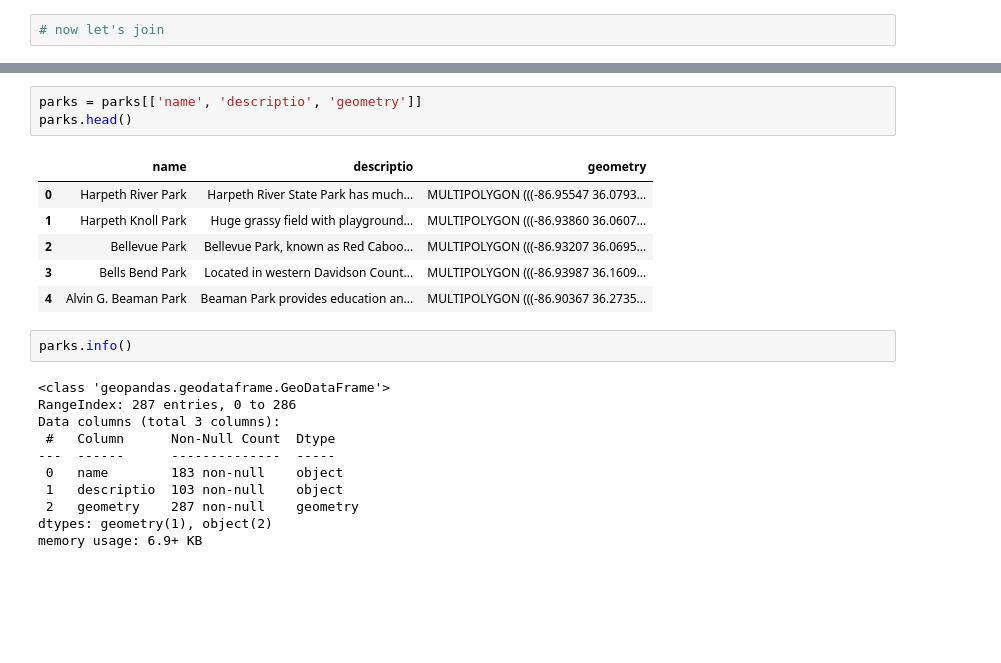
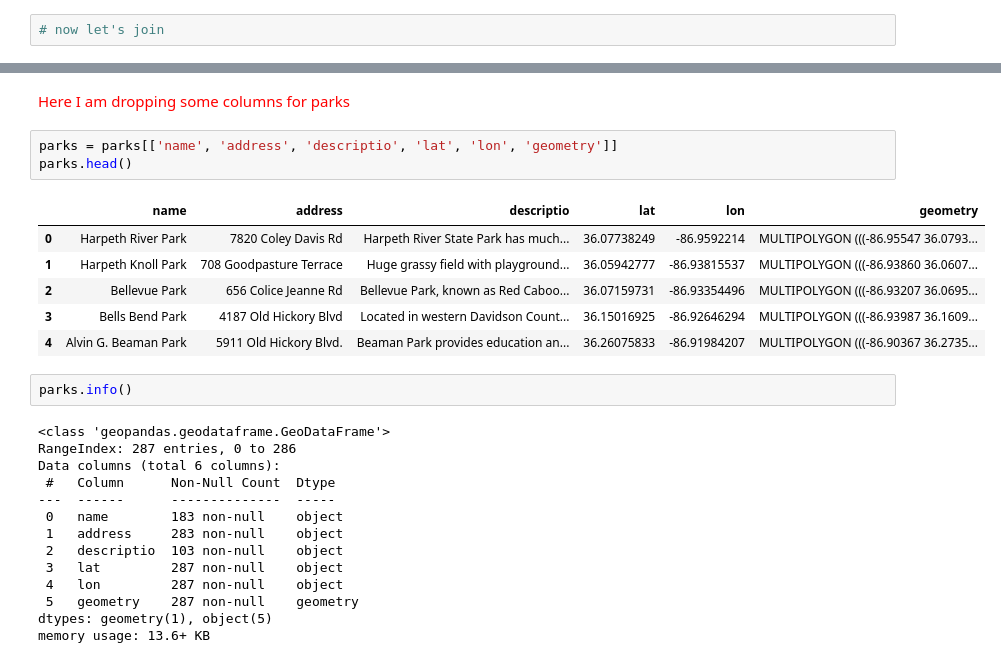
Before and after one commit to CelineIT/Geospatial_water_fountains_in_parks, a Jupyter notebook: Notebooks/Water_fountains_in_parks.ipynb, the cells around one changed output, grey strips where cells are left out. Saved outputs shown, nothing was run; the diff lists cells and outputs as text; blank space fills up the shorter version.

```diff
--- a/Notebooks/Water_fountains_in_parks.ipynb
+++ b/Notebooks/Water_fountains_in_parks.ipynb
@@ -252,26 +261,32 @@ memory usage: 6.9+ KB
+# %% [markdown]
+<font color = 'red'> Here I am dropping some columns for parks
+    <font/>
 # %%
-parks = parks[['name', 'descriptio', 'geometry']]
+parks = parks[['name', 'address', 'descriptio', 'lat', 'lon', 'geometry']]
 parks.head()
 # %% [output]
-|  | name | descriptio | geometry |
-| 0 | Harpeth River Park | Harpeth River State Park has much... | MULTIPOLYGON (((-86.95547 36.0793... |
-| 1 | Harpeth Knoll Park | Huge grassy field with playground... | MULTIPOLYGON (((-86.93860 36.0607... |
-| 2 | Bellevue Park | Bellevue Park, known as Red Caboo... | MULTIPOLYGON (((-86.93207 36.0695... |
-| 3 | Bells Bend Park | Located in western Davidson Count... | MULTIPOLYGON (((-86.93987 36.1609... |
-| 4 | Alvin G. Beaman Park | Beaman Park provides education an... | MULTIPOLYGON (((-86.90367 36.2735... |
+|  | name | address | descriptio | lat | lon | geometry |
+| 0 | Harpeth River Park | 7820 Coley Davis Rd | Harpeth River State Park has much... | 36.07738249 | -86.9592214 | MULTIPOLYGON (((-86.95547 36.0793... |
+| 1 | Harpeth Knoll Park | 708 Goodpasture Terrace | Huge grassy field with playground... | 36.05942777 | -86.93815537 | MULTIPOLYGON (((-86.93860 36.0607... |
+| 2 | Bellevue Park | 656 Colice Jeanne Rd | Bellevue Park, known as Red Caboo... | 36.07159731 | -86.93354496 | MULTIPOLYGON (((-86.93207 36.0695... |
+| 3 | Bells Bend Park | 4187 Old Hickory Blvd | Located in western Davidson Count... | 36.15016925 | -86.92646294 | MULTIPOLYGON (((-86.93987 36.1609... |
+| 4 | Alvin G. Beaman Park | 5911 Old Hickory Blvd. | Beaman Park provides education an... | 36.26075833 | -86.91984207 | MULTIPOLYGON (((-86.90367 36.2735... |
 # %%
 parks.info()
 # %% [output]
 <class 'geopandas.geodataframe.GeoDataFrame'>
 RangeIndex: 287 entries, 0 to 286
-Data columns (total 3 columns):
+Data columns (total 6 columns):
  #   Column      Non-Null Count  Dtype
 ---  ------      --------------  -----
  0   name        183 non-null    object
- 1   descriptio  103 non-null    object
- 2   geometry    287 non-null    geometry
-dtypes: geometry(1), object(2)
-memory usage: 6.9+ KB
+ 1   address     283 non-null    object
+ 2   descriptio  103 non-null    object
+ 3   lat         287 non-null    object
+ 4   lon         287 non-null    object
+ 5   geometry    287 non-null    geometry
+dtypes: geometry(1), object(5)
+memory usage: 13.6+ KB
 # %%
 water_fountains_in_parks = gpd.sjoin(water_fountains_geo, parks, op = 'within')
 water_fountains_in_parks.head()
```
Also changed, not shown: parts of 37 cells of this notebook.
